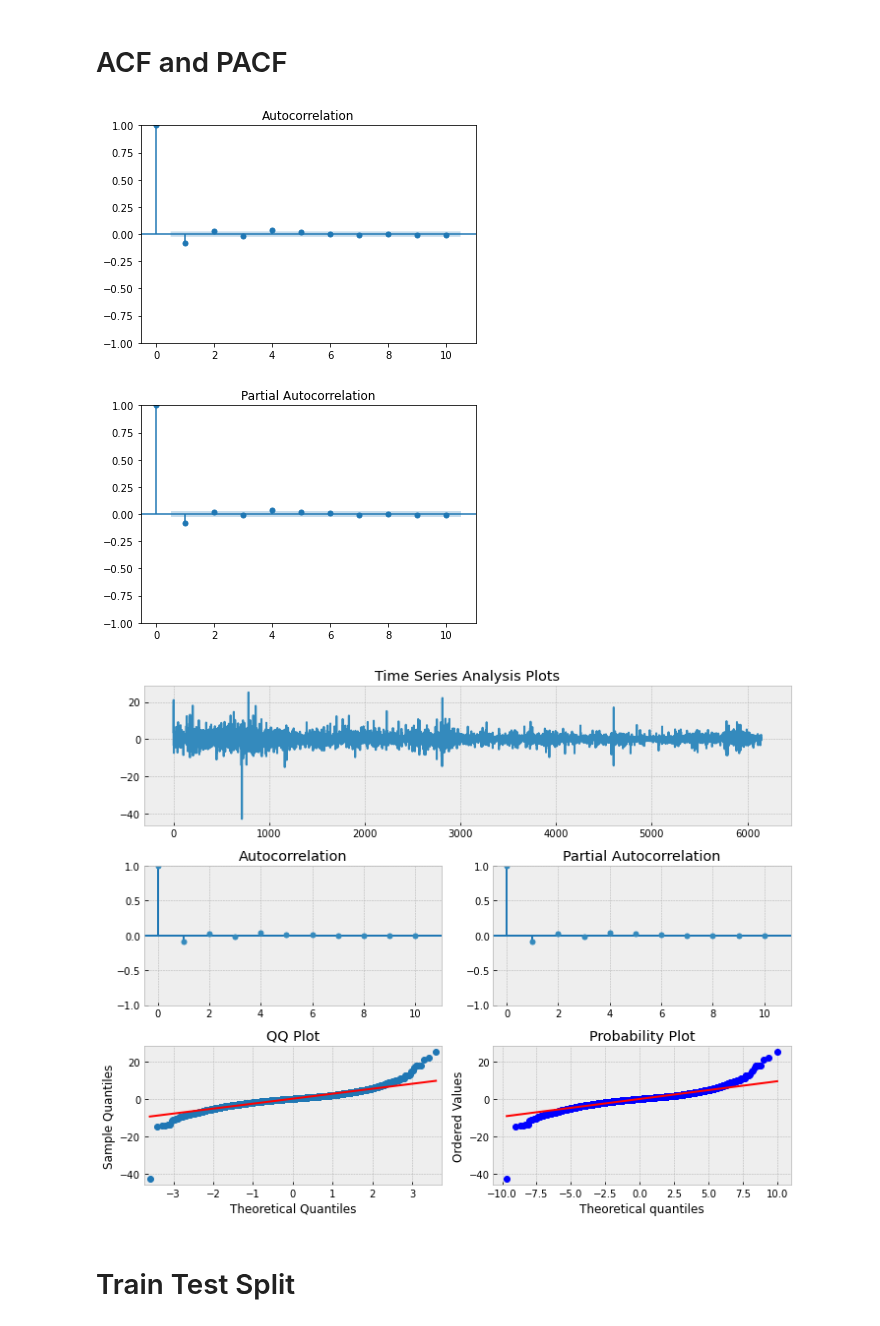
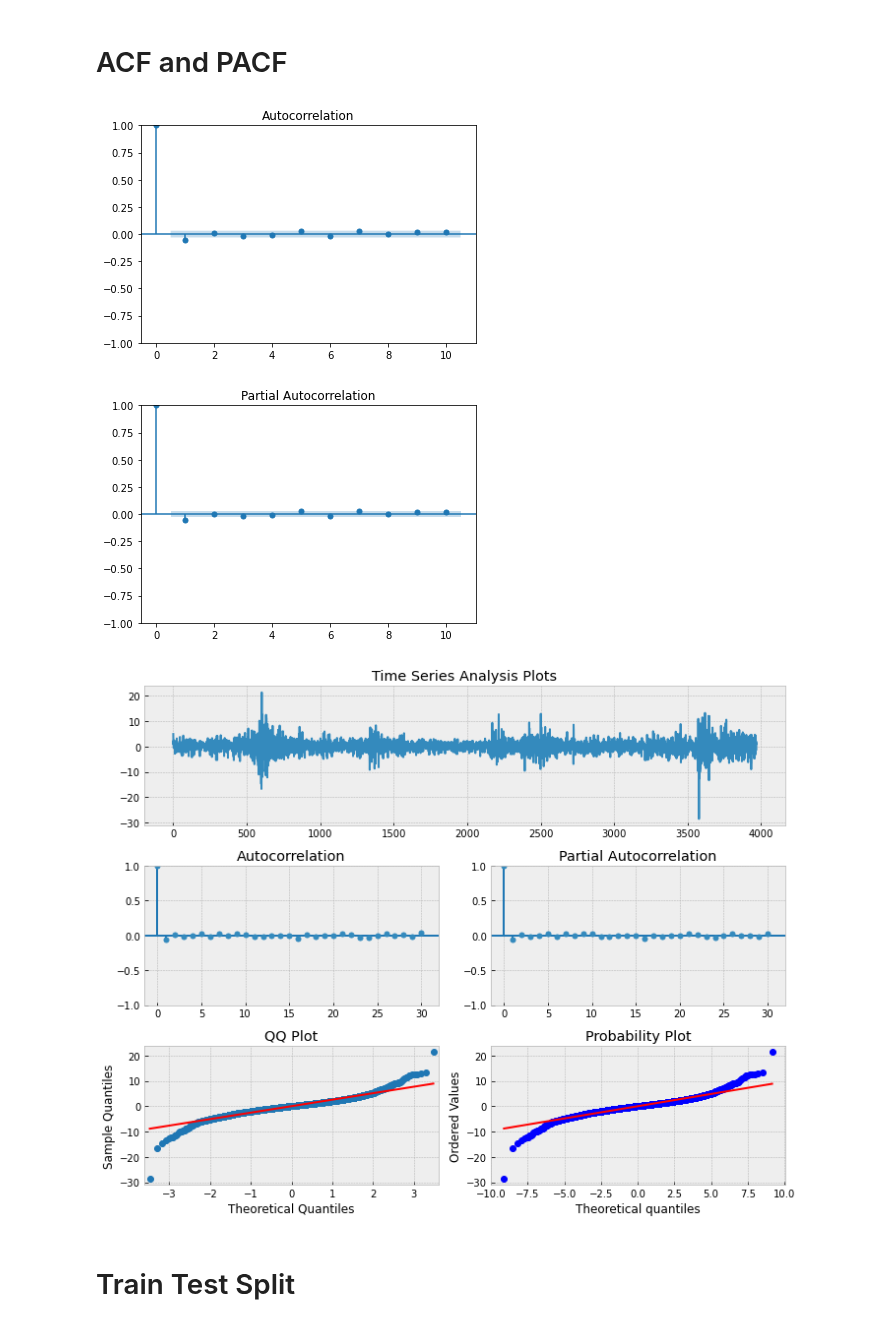
Before and after one commit to Neural-Matrix-LLC/Stock-and-ETF-Prediction, a Jupyter notebook: mysql-garch.ipynb, the cells around one changed output. Saved outputs shown, nothing was run; the diff lists cells and outputs as text; code cells hidden in the pictures.

```diff
--- a/mysql-garch.ipynb
+++ b/mysql-garch.ipynb
@@ -53,7 +53,7 @@ try:
         password=PASSWORD,
         database="GlobalMarketData"
     )
-    query = "SELECT Date, Close, Open, High, Low, Volume from histdailyprice3 WHERE Symbol='AAPL';"
+    query = "SELECT Date, Close, Open, High, Low, Volume from histdailyprice3 WHERE Symbol='XOP';"
     df = pd.read_sql(query, conn)
     conn.close()
 except Exception as e:
@@ -107,13 +121,13 @@ Annual volatility:  42.27%
 plot_acf(df["Return"], lags=10)
 plt.show()
 # %% [output]
-[figure, old version]
+[figure, new version]
 # %%
 # create pacf plot
 plot_pacf(df["Return"], lags=10, method='ywm')
 plt.show()
 # %% [output]
-[figure, old version]
+[figure, new version]
 # %%
 def tsplot(y, lags=None, figsize=(10, 8), style='bmh'):
     if not isinstance(y, pd.Series):
@@ -139,9 +153,9 @@ def tsplot(y, lags=None, figsize=(10, 8), style='bmh'):
         plt.tight_layout()
     return
 # %%
-tsplot(df["Return"], lags=10)
+tsplot(df["Return"], lags=30)
 # %% [output]
-[figure, old version]
+[figure, new version]
 # %% [markdown]
 # Train Test Split
 # %%
```
Also changed, not shown: parts of 11 cells of this notebook.
